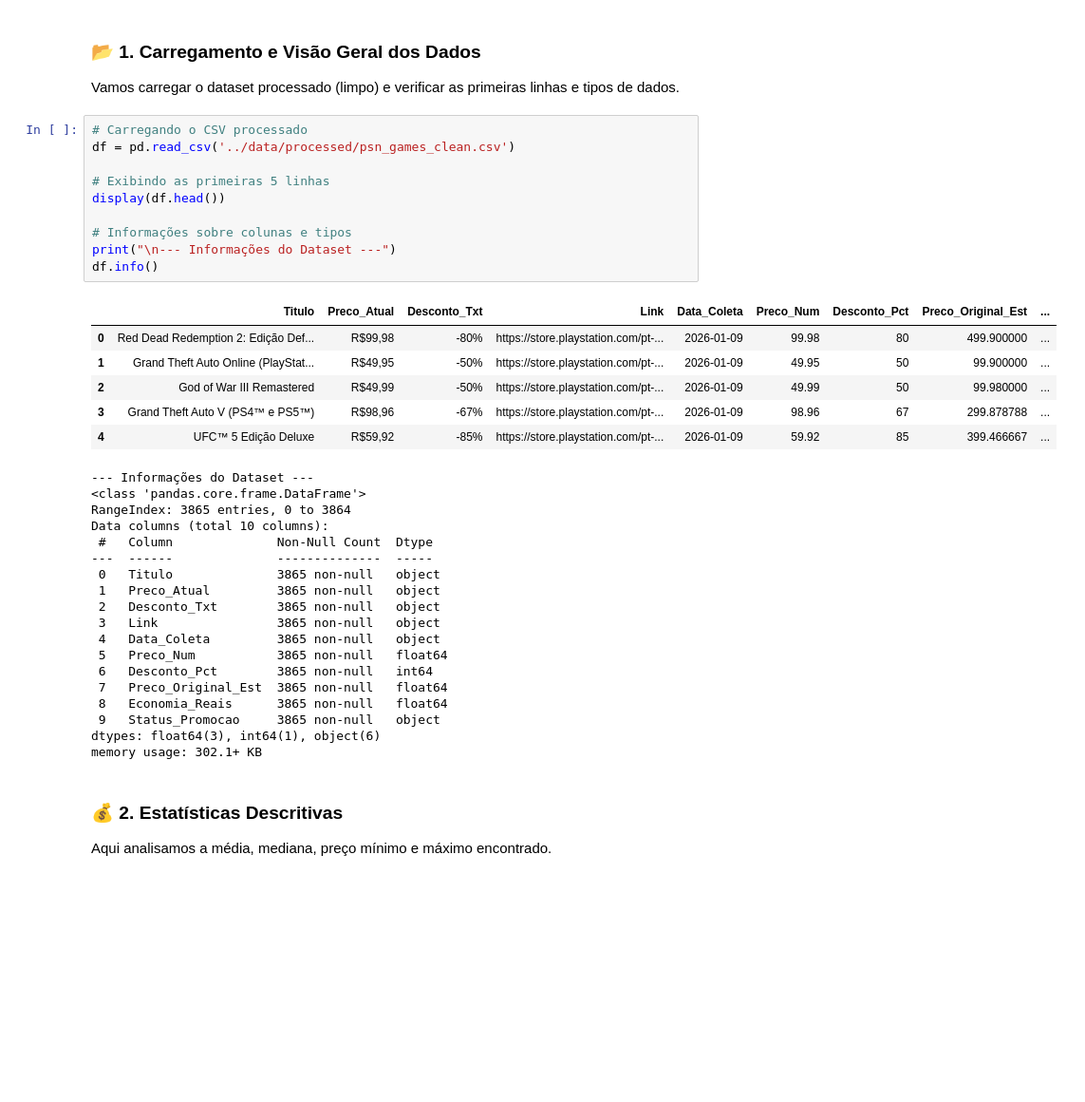
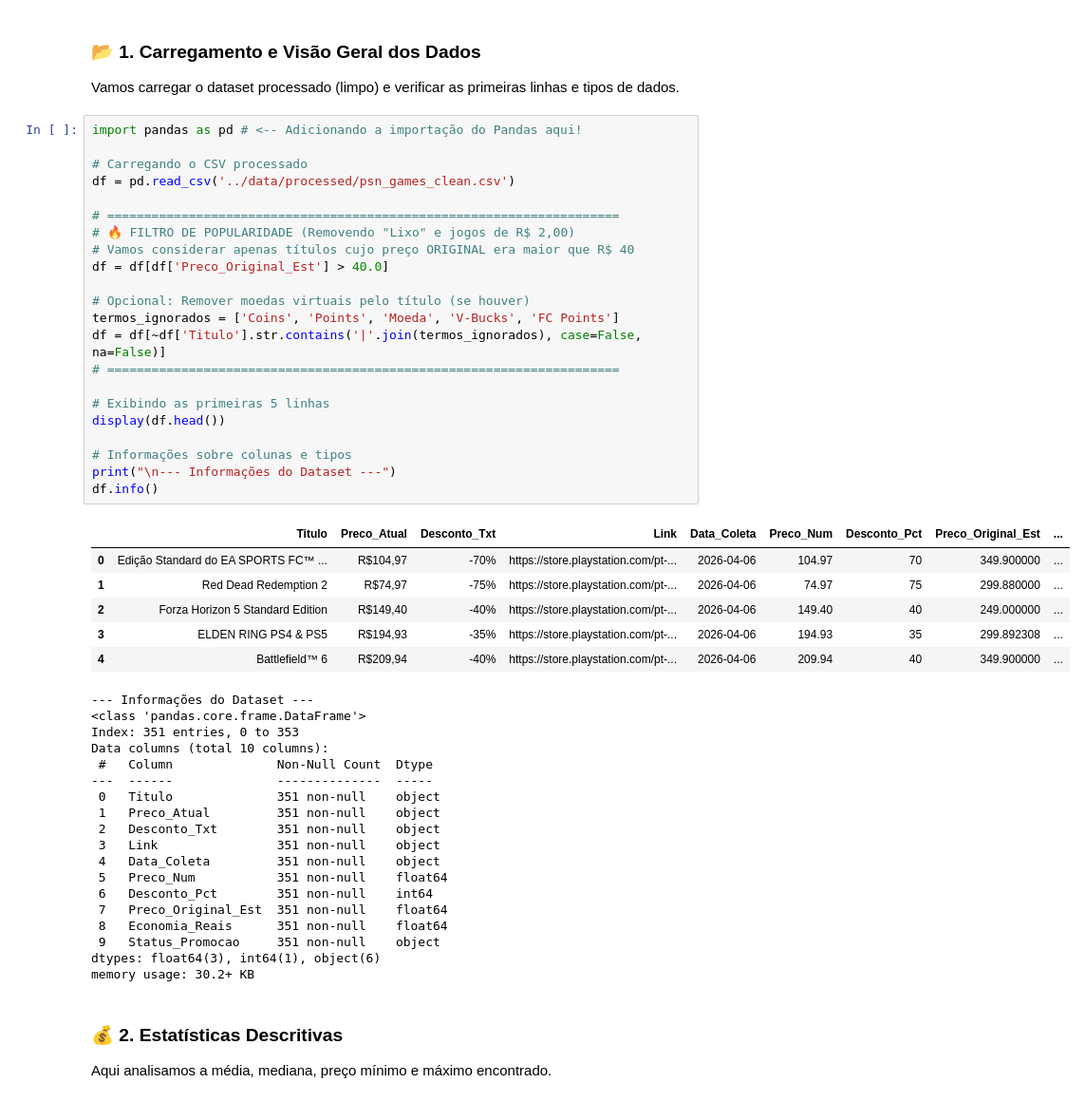
Before and after one commit to DataGusIT/PSNStoreAnalytics, a Jupyter notebook: notebooks/01_analise_inicial.ipynb, the cells around one changed output. Shown at 95% size. Drawn from its saved outputs; the diff is of its cells as text; blank space fills up the shorter version.

```diff
--- a/notebooks/01_analise_inicial.ipynb
+++ b/notebooks/01_analise_inicial.ipynb
@@ -43,40 +43,52 @@ print("✅ Bibliotecas importadas com sucesso!")
 ### 📂 1. Carregamento e Visão Geral dos Dados
 Vamos carregar o dataset processado (limpo) e verificar as primeiras linhas e tipos de dados.
 # %%
+import pandas as pd # <-- Adicionando a importação do Pandas aqui!
+
 # Carregando o CSV processado
 df = pd.read_csv('../data/processed/psn_games_clean.csv')
+
+# =====================================================================
+# 🔥 FILTRO DE POPULARIDADE (Removendo "Lixo" e jogos de R$ 2,00)
+# Vamos considerar apenas títulos cujo preço ORIGINAL era maior que R$ 40
+df = df[df['Preco_Original_Est'] > 40.0]
+
+# Opcional: Remover moedas virtuais pelo título (se houver)
+termos_ignorados = ['Coins', 'Points', 'Moeda', 'V-Bucks', 'FC Points']
+df = df[~df['Titulo'].str.contains('|'.join(termos_ignorados), case=False, na=False)]
+# =====================================================================
 
 # Exibindo as primeiras 5 linhas
 display(df.head())
 
 # Informações sobre colunas e tipos
 print("\n--- Informações do Dataset ---")
 df.info()
 # %% [output]
 |  | Titulo | Preco_Atual | Desconto_Txt | Link | Data_Coleta | Preco_Num | Desconto_Pct | Preco_Original_Est | ... |
-| 0 | Red Dead Redemption 2: Edição Def... | R$99,98 | -80% | https://store.playstation.com/pt-... | 2026-01-09 | 99.98 | 80 | 499.900000 | ... |
-| 1 | Grand Theft Auto Online (PlayStat... | R$49,95 | -50% | https://store.playstation.com/pt-... | 2026-01-09 | 49.95 | 50 | 99.900000 | ... |
-| 2 | God of War III Remastered | R$49,99 | -50% | https://store.playstation.com/pt-... | 2026-01-09 | 49.99 | 50 | 99.980000 | ... |
-| 3 | Grand Theft Auto V (PS4™ e PS5™) | R$98,96 | -67% | https://store.playstation.com/pt-... | 2026-01-09 | 98.96 | 67 | 299.878788 | ... |
-| 4 | UFC™ 5 Edição Deluxe | R$59,92 | -85% | https://store.playstation.com/pt-... | 2026-01-09 | 59.92 | 85 | 399.466667 | ... |
+| 0 | Edição Standard do EA SPORTS FC™ ... | R$104,97 | -70% | https://store.playstation.com/pt-... | 2026-04-06 | 104.97 | 70 | 349.900000 | ... |
+| 1 | Red Dead Redemption 2 | R$74,97 | -75% | https://store.playstation.com/pt-... | 2026-04-06 | 74.97 | 75 | 299.880000 | ... |
+| 2 | Forza Horizon 5 Standard Edition | R$149,40 | -40% | https://store.playstation.com/pt-... | 2026-04-06 | 149.40 | 40 | 249.000000 | ... |
+| 3 | ELDEN RING PS4 & PS5 | R$194,93 | -35% | https://store.playstation.com/pt-... | 2026-04-06 | 194.93 | 35 | 299.892308 | ... |
+| 4 | Battlefield™ 6 | R$209,94 | -40% | https://store.playstation.com/pt-... | 2026-04-06 | 209.94 | 40 | 349.900000 | ... |
 --- Informações do Dataset ---
 <class 'pandas.core.frame.DataFrame'>
-RangeIndex: 3865 entries, 0 to 3864
+Index: 351 entries, 0 to 353
 Data columns (total 10 columns):
  #   Column              Non-Null Count  Dtype
 ---  ------              --------------  -----
- 0   Titulo              3865 non-null   object
- 1   Preco_Atual         3865 non-null   object
- 2   Desconto_Txt        3865 non-null   object
- 3   Link                3865 non-null   object
- 4   Data_Coleta         3865 non-null   object
- 5   Preco_Num           3865 non-null   float64
- 6   Desconto_Pct        3865 non-null   int64
- 7   Preco_Original_Est  3865 non-null   float64
- 8   Economia_Reais      3865 non-null   float64
- 9   Status_Promocao     3865 non-null   object
+ 0   Titulo              351 non-null    object
+ 1   Preco_Atual         351 non-null    object
+ 2   Desconto_Txt        351 non-null    object
+ 3   Link                351 non-null    object
+ 4   Data_Coleta         351 non-null    object
+ 5   Preco_Num           351 non-null    float64
+ 6   Desconto_Pct        351 non-null    int64
+ 7   Preco_Original_Est  351 non-null    float64
+ 8   Economia_Reais      351 non-null    float64
+ 9   Status_Promocao     351 non-null    object
 dtypes: float64(3), int64(1), object(6)
-memory usage: 302.1+ KB
+memory usage: 30.2+ KB
 # %% [markdown]
 ### 💰 2. Estatísticas Descritivas
 Aqui analisamos a média, mediana, preço mínimo e máximo encontrado.
```
Also changed, not shown: parts of 11 cells of this notebook, 6 other files.
